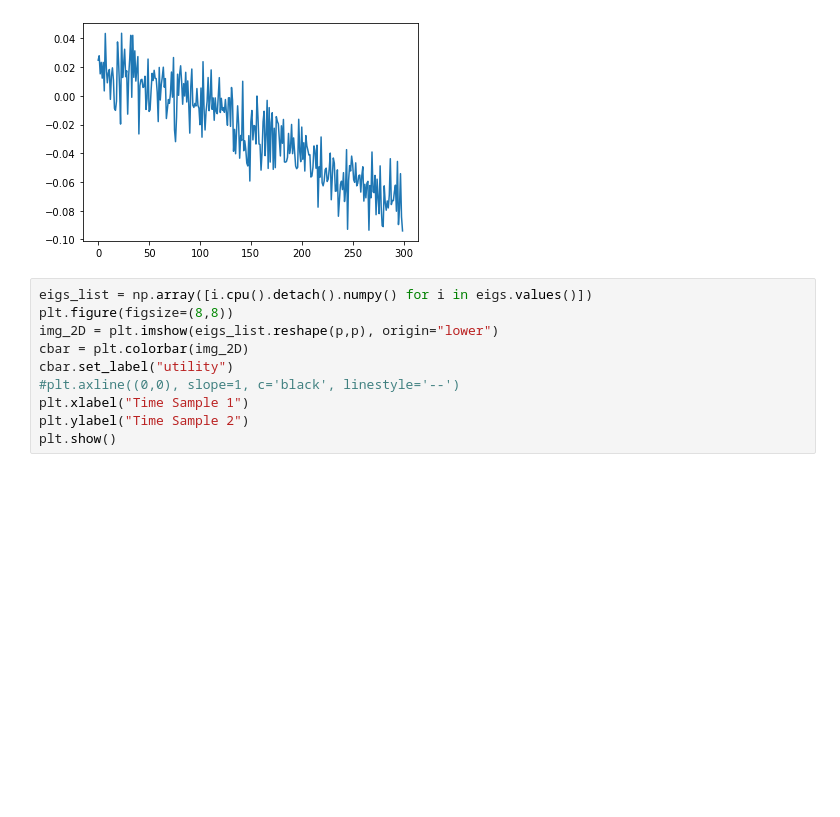
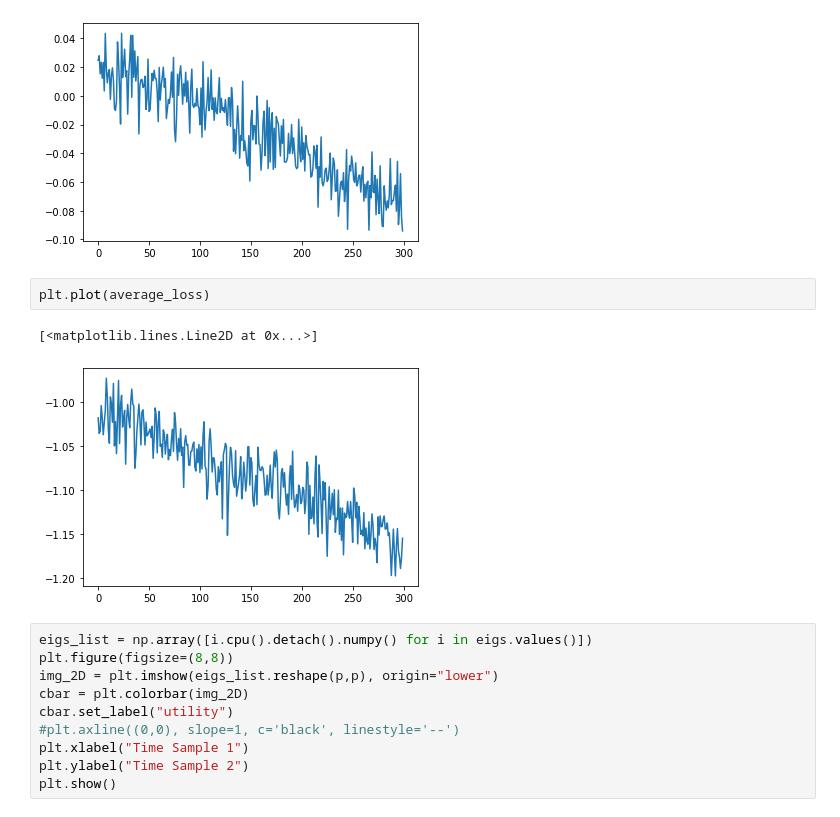
Before and after one commit to ashandonay/boed_examples, a Jupyter notebook: pyro_estimators/sine_posterior.ipynb, the cells around one changed output. Cells and saved outputs as stored; diff of their text form; blank space fills up the shorter version.

```diff
--- a/pyro_estimators/posterior.ipynb
+++ b/pyro_estimators/sine_posterior.ipynb
@@ -184,6 +184,11 @@ plt.plot(average_loss)
 # %% [output]
 [<matplotlib.lines.Line2D at 0x...>]
 [figure]
+# %%
+plt.plot(average_loss)
+# %% [output]
+[<matplotlib.lines.Line2D at 0x...>]
+[figure, added]
 # %%
 eigs_list = np.array([i.cpu().detach().numpy() for i in eigs.values()])
 plt.figure(figsize=(8,8))
```
Also changed, not shown: parts of 1 cell of this notebook, 4 other files.
